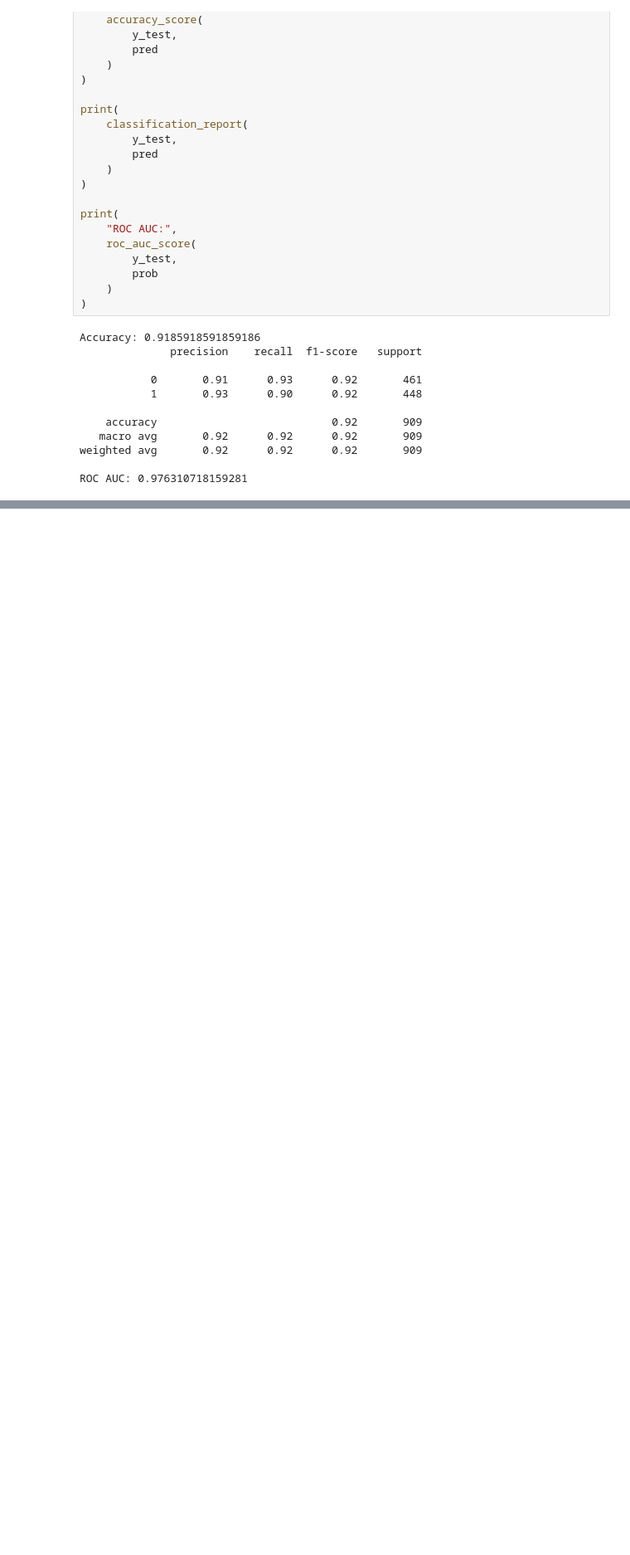
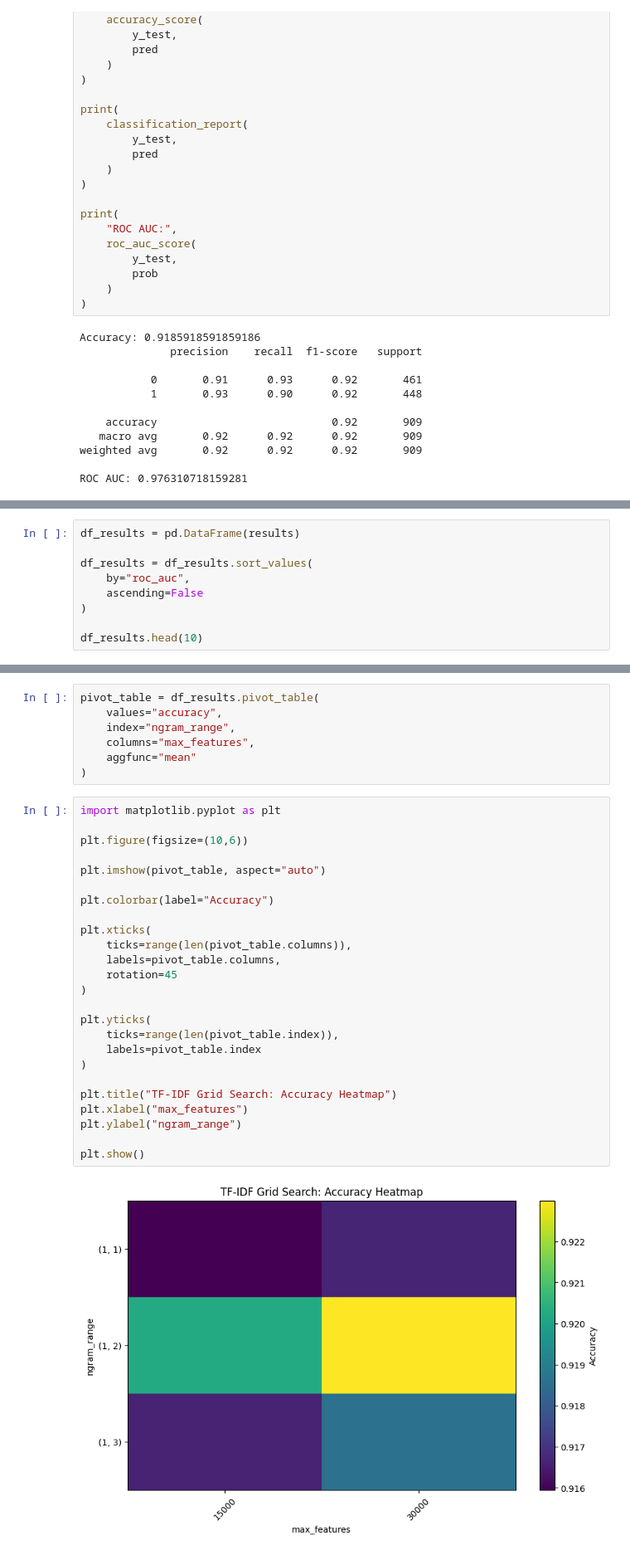
Before and after one commit to Nandni-bit/AI-Fake-News-Detector, a Jupyter notebook: xgboostmodeltraining.ipynb, the cells around one changed output, grey strips where cells are left out. Shown at 83% size. Saved outputs shown, nothing was run; the diff lists cells and outputs as text; blank space fills up the shorter version.

```diff
--- a/xgboostmodeltraining.ipynb
+++ b/xgboostmodeltraining.ipynb
@@ -185,0 +302,9 @@ ROC AUC: 0.976310718159281
+# %%
+df_results = pd.DataFrame(results)
+
+df_results = df_results.sort_values(
+    by="roc_auc",
+    ascending=False
+)
+
+df_results.head(10)
@@ -185,0 +344,34 @@ ROC AUC: 0.976310718159281
+# %%
+pivot_table = df_results.pivot_table(
+    values="accuracy",
+    index="ngram_range",
+    columns="max_features",
+    aggfunc="mean"
+)
+# %%
+import matplotlib.pyplot as plt
+
+plt.figure(figsize=(10,6))
+
+plt.imshow(pivot_table, aspect="auto")
+
+plt.colorbar(label="Accuracy")
+
+plt.xticks(
+    ticks=range(len(pivot_table.columns)),
+    labels=pivot_table.columns,
+    rotation=45
+)
+
+plt.yticks(
+    ticks=range(len(pivot_table.index)),
+    labels=pivot_table.index
+)
+
+plt.title("TF-IDF Grid Search: Accuracy Heatmap")
+plt.xlabel("max_features")
+plt.ylabel("ngram_range")
+
+plt.show()
+# %% [output]
+[figure, added]
```
Also changed, not shown: parts of 14 cells of this notebook.
